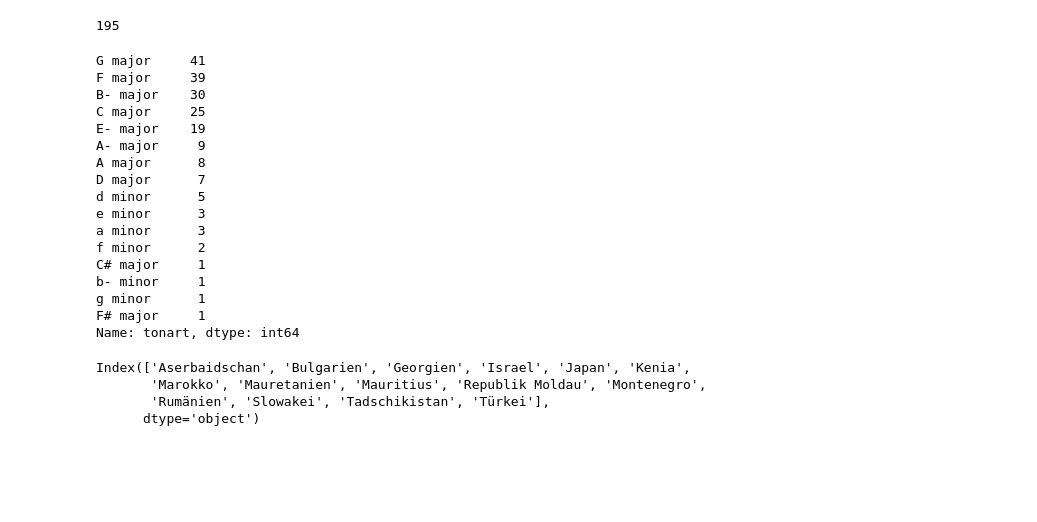
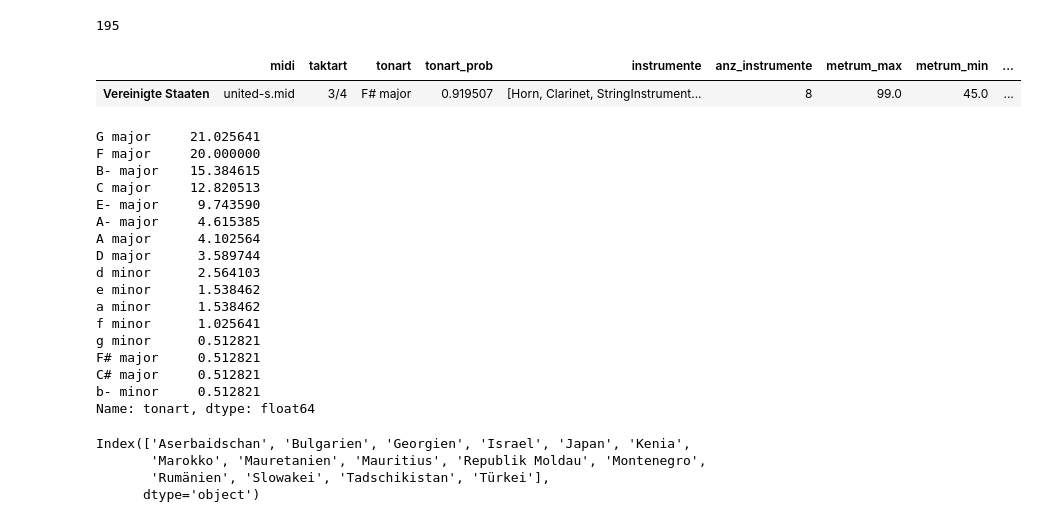
Before and after one commit to tamedia-ddj/2019-07_nationalhymnen, a Jupyter notebook: 2_nationalhymnen_musikanalyse.ipynb, the cells around one changed output. Cells and saved outputs as stored; diff of their text form; code cells hidden in the pictures; blank space fills up the shorter version.

```diff
--- a/2_nationalhymnen_musikanalyse.ipynb
+++ b/2_nationalhymnen_musikanalyse.ipynb
@@ -117,29 +137,34 @@ df.head()
 len(df)
 # %% [output]
 195
+# %%
+df[df['tonart'] == 'F# major']
+# %% [output]
+|  | midi | taktart | tonart | tonart_prob | instrumente | anz_instrumente | metrum_max | metrum_min | ... |
+| Vereinigte Staaten | united-s.mid | 3/4 | F# major | 0.919507 | [Horn, Clarinet, StringInstrument... | 8 | 99.0 | 45.0 | ... |
 # %%
-# In welchen Tonarten werden Hymnen normalerweise geschrieben?
+# In welchen Tonarten werden Hymnen normalerweise geschrieben? (Werte in Prozent.)
 # Analysiert werden die tatsächlichen Klänge, nicht die eingangs gesetzte Tonarten. Es ist möglich, dass die
 # verwendeten Midi-Files nicht in der tatsächlich gesetzten Tonart sind.
-df['tonart'].value_counts()
+100 * df['tonart'].value_counts() / 195
 # %% [output]
-G major     41
-F major     39
-B- major    30
-C major     25
-E- major    19
-A- major     9
-A major      8
-D major      7
-d minor      5
-e minor      3
-a minor      3
-f minor      2
-C# major     1
-b- minor     1
-g minor      1
-F# major     1
-Name: tonart, dtype: int64
+G major     21.025641
+F major     20.000000
+B- major    15.384615
+C major     12.820513
+E- major     9.743590
+A- major     4.615385
+A major      4.102564
+D major      3.589744
+d minor      2.564103
+e minor      1.538462
+a minor      1.538462
+f minor      1.025641
+g minor      0.512821
+F# major     0.512821
+C# major     0.512821
+b- minor     0.512821
+Name: tonart, dtype: float64
 # %%
 # Welche Hymnen sind in Moll gesetzt?
 df[df['tonart'].str.contains('minor')].index
```
Also changed, not shown: parts of 2 cells of this notebook, 3 other files.
